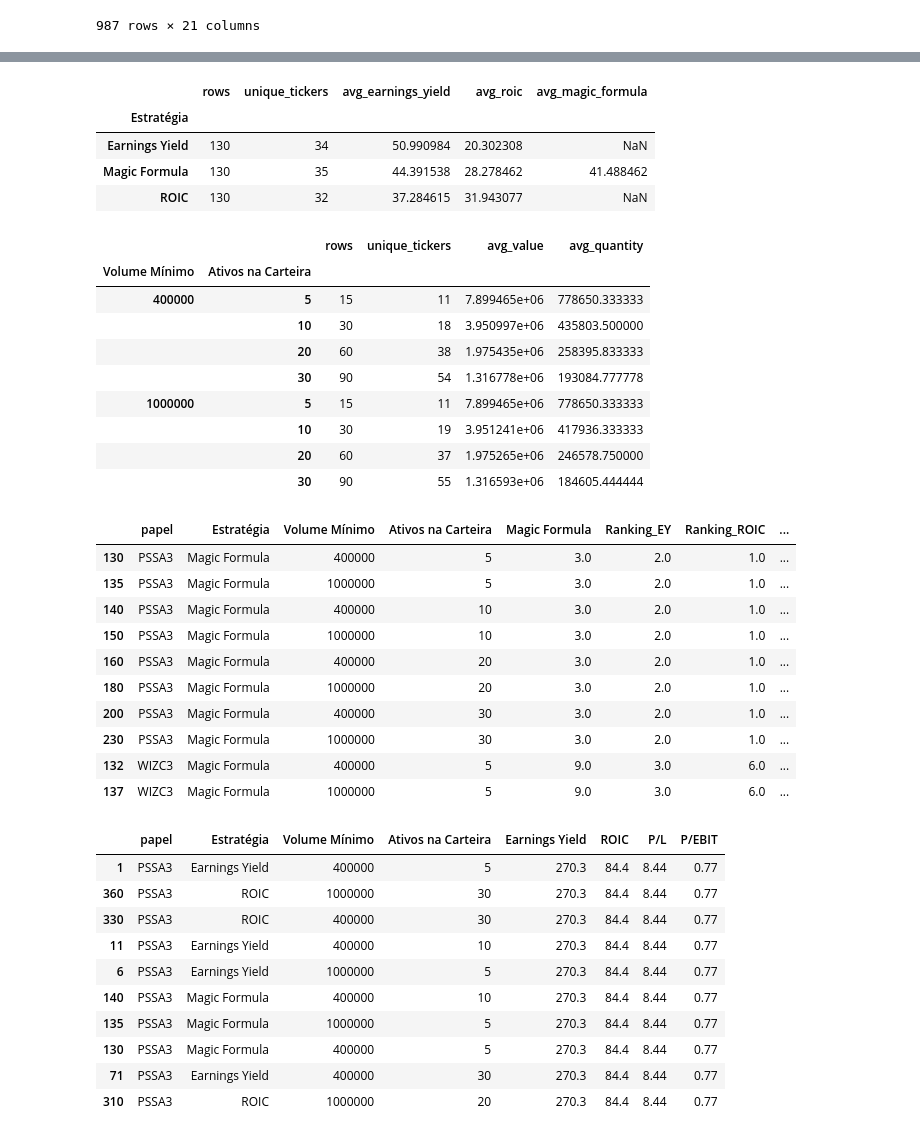
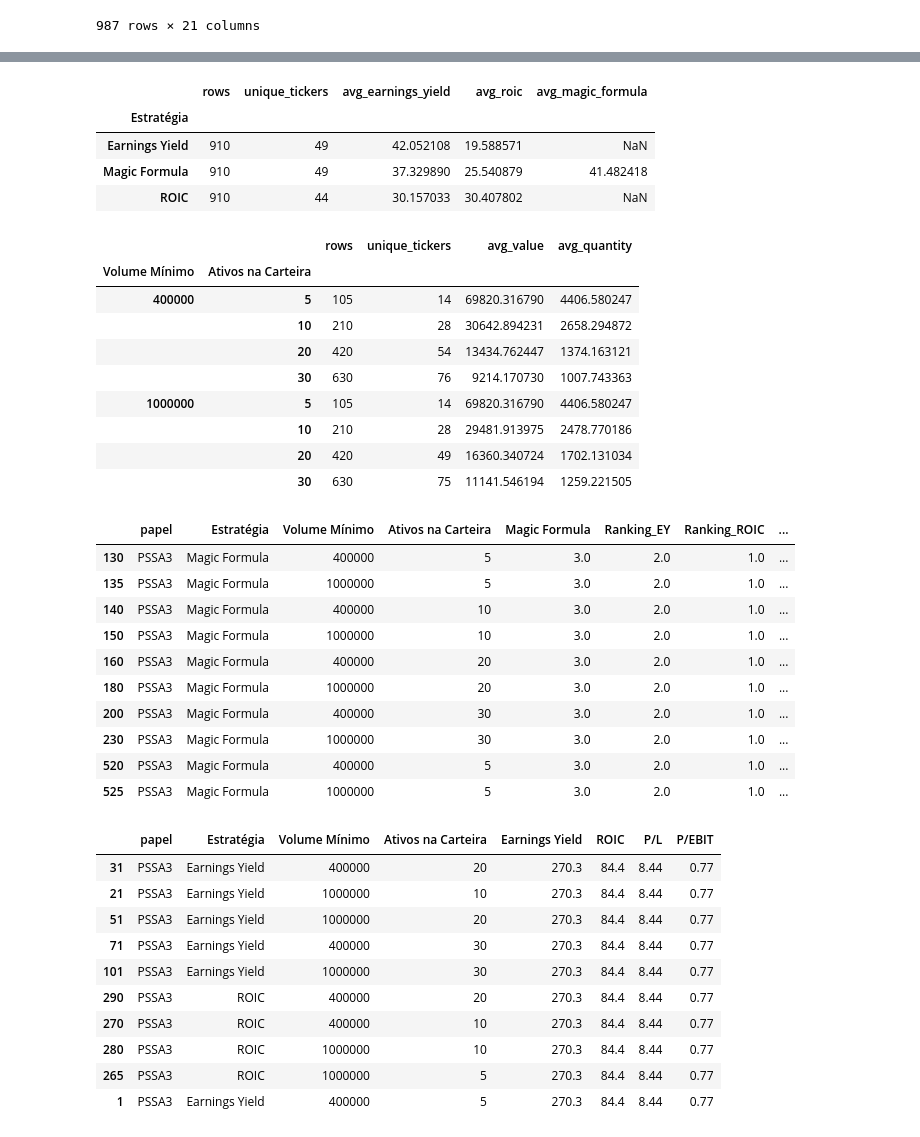
Before and after one commit to gusascorrea/magic_app, a Jupyter notebook: notebooks/testes.ipynb, the cells around one changed output, grey strips where cells are left out. Saved outputs shown, nothing was run; the diff lists cells and outputs as text; code cells hidden in the pictures.

Commit message:
performance commited since

```diff
--- a/notebooks/testes.ipynb
+++ b/notebooks/testes.ipynb
@@ -326,7 +332,8 @@ previous_data
 import numpy as np
 import pandas as pd
 
-performance_df = pd.read_csv('../data/performance.csv')
+#performance_df = pd.read_csv('../data/performance.csv')
+performance_df = pd.read_parquet('../data/performance_committed_since_2026-03-10.parquet', engine = 'pyarrow')
 performance_df['Data'] = pd.to_datetime(performance_df['Data'])
 analysis_df = performance_df.replace([np.inf, -np.inf], np.nan).copy()
 
@@ -381,39 +388,39 @@ display(top_earnings_yield)
 | 4 | volume_levels | 2 |
 | 5 | portfolio_sizes | 4 |
 |  | rows | unique_tickers | avg_earnings_yield | avg_roic | avg_magic_formula |
 | Estratégia |  |  |  |  |  |
-| Earnings Yield | 130 | 34 | 50.990984 | 20.302308 | NaN |
-| Magic Formula | 130 | 35 | 44.391538 | 28.278462 | 41.488462 |
-| ROIC | 130 | 32 | 37.284615 | 31.943077 | NaN |
+| Earnings Yield | 910 | 49 | 42.052108 | 19.588571 | NaN |
+| Magic Formula | 910 | 49 | 37.329890 | 25.540879 | 41.482418 |
+| ROIC | 910 | 44 | 30.157033 | 30.407802 | NaN |
 |  |  | rows | unique_tickers | avg_value | avg_quantity |
 | Volume Mínimo | Ativos na Carteira |  |  |  |  |
-| 400000 | 5 | 15 | 11 | 7.899465e+06 | 778650.333333 |
-|  | 10 | 30 | 18 | 3.950997e+06 | 435803.500000 |
-|  | 20 | 60 | 38 | 1.975435e+06 | 258395.833333 |
-|  | 30 | 90 | 54 | 1.316778e+06 | 193084.777778 |
-| 1000000 | 5 | 15 | 11 | 7.899465e+06 | 778650.333333 |
-|  | 10 | 30 | 19 | 3.951241e+06 | 417936.333333 |
-|  | 20 | 60 | 37 | 1.975265e+06 | 246578.750000 |
-|  | 30 | 90 | 55 | 1.316593e+06 | 184605.444444 |
+| 400000 | 5 | 105 | 14 | 69820.316790 | 4406.580247 |
+|  | 10 | 210 | 28 | 30642.894231 | 2658.294872 |
+|  | 20 | 420 | 54 | 13434.762447 | 1374.163121 |
+|  | 30 | 630 | 76 | 9214.170730 | 1007.743363 |
+| 1000000 | 5 | 105 | 14 | 69820.316790 | 4406.580247 |
+|  | 10 | 210 | 28 | 29481.913975 | 2478.770186 |
+|  | 20 | 420 | 49 | 16360.340724 | 1702.131034 |
+|  | 30 | 630 | 75 | 11141.546194 | 1259.221505 |
 |  | papel | Estratégia | Volume Mínimo | Ativos na Carteira | Magic Formula | Ranking_EY | Ranking_ROIC | ... |
 | 130 | PSSA3 | Magic Formula | 400000 | 5 | 3.0 | 2.0 | 1.0 | ... |
 | 135 | PSSA3 | Magic Formula | 1000000 | 5 | 3.0 | 2.0 | 1.0 | ... |
 | 140 | PSSA3 | Magic Formula | 400000 | 10 | 3.0 | 2.0 | 1.0 | ... |
 | 150 | PSSA3 | Magic Formula | 1000000 | 10 | 3.0 | 2.0 | 1.0 | ... |
 | 160 | PSSA3 | Magic Formula | 400000 | 20 | 3.0 | 2.0 | 1.0 | ... |
 | 180 | PSSA3 | Magic Formula | 1000000 | 20 | 3.0 | 2.0 | 1.0 | ... |
 | 200 | PSSA3 | Magic Formula | 400000 | 30 | 3.0 | 2.0 | 1.0 | ... |
 | 230 | PSSA3 | Magic Formula | 1000000 | 30 | 3.0 | 2.0 | 1.0 | ... |
-| 132 | WIZC3 | Magic Formula | 400000 | 5 | 9.0 | 3.0 | 6.0 | ... |
-| 137 | WIZC3 | Magic Formula | 1000000 | 5 | 9.0 | 3.0 | 6.0 | ... |
+| 520 | PSSA3 | Magic Formula | 400000 | 5 | 3.0 | 2.0 | 1.0 | ... |
+| 525 | PSSA3 | Magic Formula | 1000000 | 5 | 3.0 | 2.0 | 1.0 | ... |
 |  | papel | Estratégia | Volume Mínimo | Ativos na Carteira | Earnings Yield | ROIC | P/L | P/EBIT |
+| 31 | PSSA3 | Earnings Yield | 400000 | 20 | 270.3 | 84.4 | 8.44 | 0.77 |
+| 21 | PSSA3 | Earnings Yield | 1000000 | 10 | 270.3 | 84.4 | 8.44 | 0.77 |
+| 51 | PSSA3 | Earnings Yield | 1000000 | 20 | 270.3 | 84.4 | 8.44 | 0.77 |
+| 71 | PSSA3 | Earnings Yield | 400000 | 30 | 270.3 | 84.4 | 8.44 | 0.77 |
+| 101 | PSSA3 | Earnings Yield | 1000000 | 30 | 270.3 | 84.4 | 8.44 | 0.77 |
+| 290 | PSSA3 | ROIC | 400000 | 20 | 270.3 | 84.4 | 8.44 | 0.77 |
+| 270 | PSSA3 | ROIC | 400000 | 10 | 270.3 | 84.4 | 8.44 | 0.77 |
+| 280 | PSSA3 | ROIC | 1000000 | 10 | 270.3 | 84.4 | 8.44 | 0.77 |
+| 265 | PSSA3 | ROIC | 1000000 | 5 | 270.3 | 84.4 | 8.44 | 0.77 |
 | 1 | PSSA3 | Earnings Yield | 400000 | 5 | 270.3 | 84.4 | 8.44 | 0.77 |
-| 360 | PSSA3 | ROIC | 1000000 | 30 | 270.3 | 84.4 | 8.44 | 0.77 |
-| 330 | PSSA3 | ROIC | 400000 | 30 | 270.3 | 84.4 | 8.44 | 0.77 |
-| 11 | PSSA3 | Earnings Yield | 400000 | 10 | 270.3 | 84.4 | 8.44 | 0.77 |
-| 6 | PSSA3 | Earnings Yield | 1000000 | 5 | 270.3 | 84.4 | 8.44 | 0.77 |
-| 140 | PSSA3 | Magic Formula | 400000 | 10 | 270.3 | 84.4 | 8.44 | 0.77 |
-| 135 | PSSA3 | Magic Formula | 1000000 | 5 | 270.3 | 84.4 | 8.44 | 0.77 |
-| 130 | PSSA3 | Magic Formula | 400000 | 5 | 270.3 | 84.4 | 8.44 | 0.77 |
-| 71 | PSSA3 | Earnings Yield | 400000 | 30 | 270.3 | 84.4 | 8.44 | 0.77 |
-| 310 | PSSA3 | ROIC | 1000000 | 20 | 270.3 | 84.4 | 8.44 | 0.77 |
```
Also changed, not shown: parts of 5 cells of this notebook, 2 other files.
